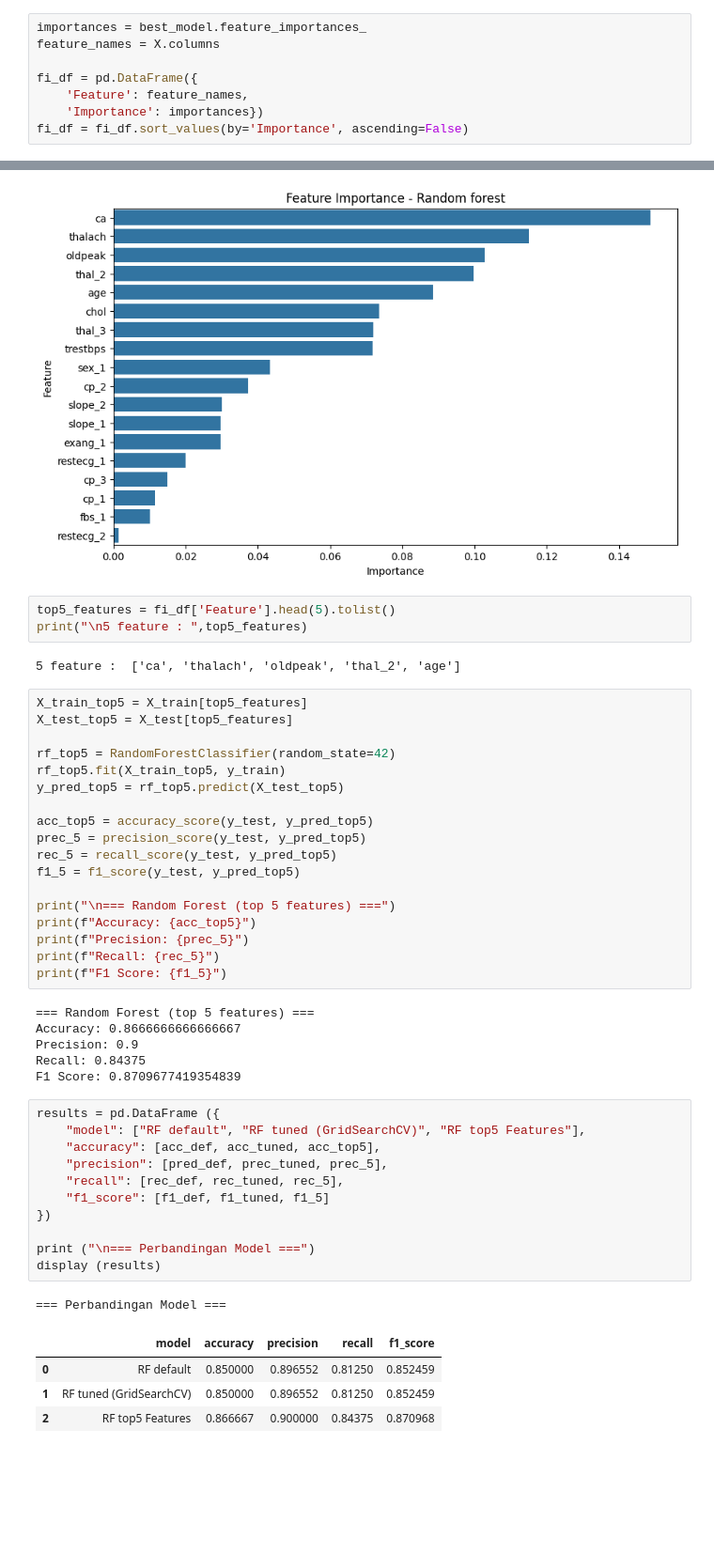
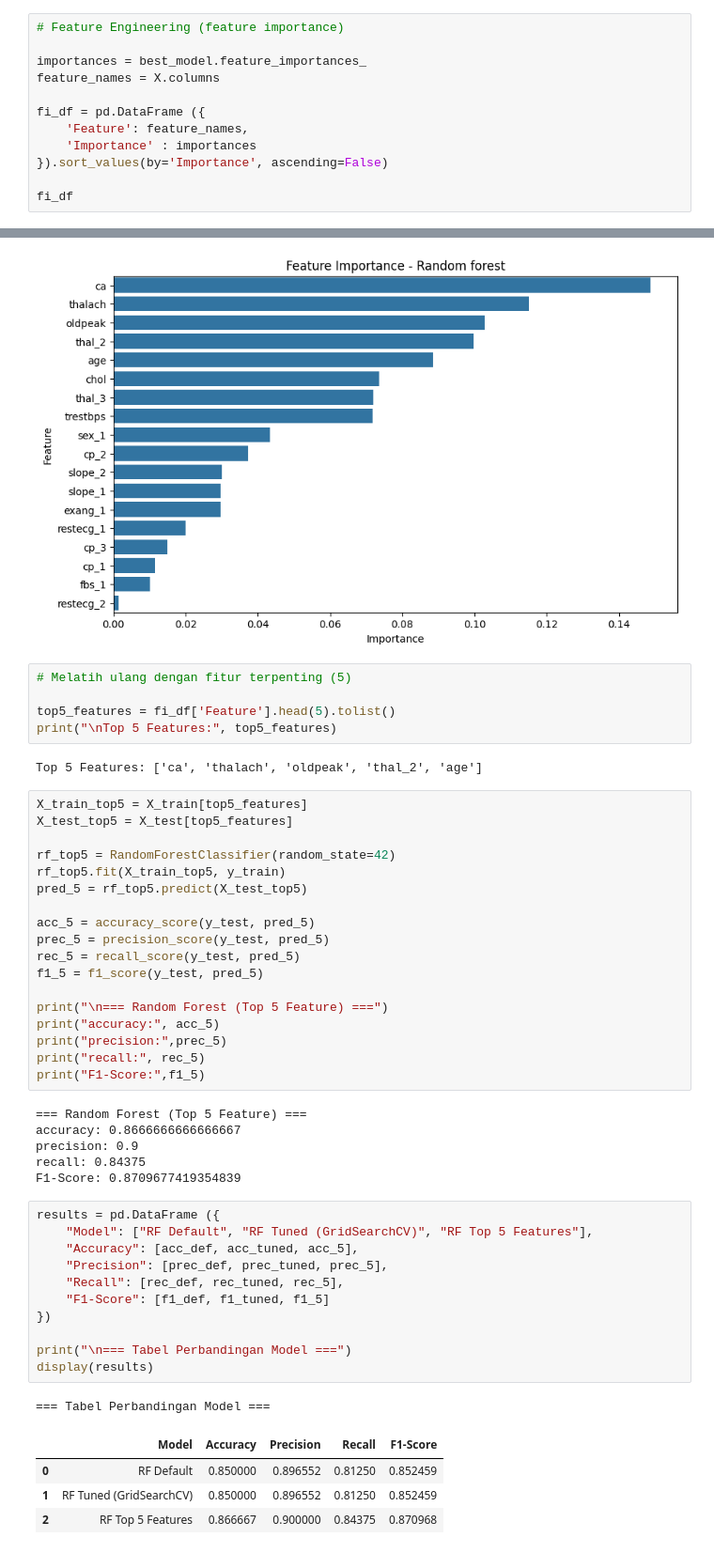
Before and after one commit to WahyuKhairi06/BigData_2311531009_Wahyu-Khairi, a Jupyter notebook: Praktikum 8/Praktikum_8_Big_Data_2311531009.ipynb, the cells around one changed output, grey strips where cells are left out. Shown: that part at 94% size. Saved outputs shown, nothing was run; the diff lists cells and outputs as text; blank space fills up the shorter version.

```diff
--- a/Praktikum 8/Praktikum_8_Big_Data_2311531009.ipynb
+++ b/Praktikum 8/Praktikum_8_Big_Data_2311531009.ipynb
@@ -95,8 +99,12 @@ F1 Score: 0.8524590163934426
 # %%
+# Feature Engineering (feature importance)
+
 importances = best_model.feature_importances_
 feature_names = X.columns
 
-fi_df = pd.DataFrame({
+fi_df = pd.DataFrame ({
     'Feature': feature_names,
-    'Importance': importances})
-fi_df = fi_df.sort_values(by='Importance', ascending=False)
+    'Importance' : importances
+}).sort_values(by='Importance', ascending=False)
+
+fi_df
@@ -128,51 +154,53 @@ plt.show()
 # %% [output]
 [figure]
 # %%
+# Melatih ulang dengan fitur terpenting (5)
+
 top5_features = fi_df['Feature'].head(5).tolist()
-print("\n5 feature : ",top5_features)
+print("\nTop 5 Features:", top5_features)
 # %% [output]
-5 feature :  ['ca', 'thalach', 'oldpeak', 'thal_2', 'age']
+Top 5 Features: ['ca', 'thalach', 'oldpeak', 'thal_2', 'age']
 # %%
 X_train_top5 = X_train[top5_features]
 X_test_top5 = X_test[top5_features]
 
 rf_top5 = RandomForestClassifier(random_state=42)
 rf_top5.fit(X_train_top5, y_train)
-y_pred_top5 = rf_top5.predict(X_test_top5)
+pred_5 = rf_top5.predict(X_test_top5)
 
-acc_top5 = accuracy_score(y_test, y_pred_top5)
-prec_5 = precision_score(y_test, y_pred_top5)
-rec_5 = recall_score(y_test, y_pred_top5)
-f1_5 = f1_score(y_test, y_pred_top5)
+acc_5 = accuracy_score(y_test, pred_5)
+prec_5 = precision_score(y_test, pred_5)
+rec_5 = recall_score(y_test, pred_5)
+f1_5 = f1_score(y_test, pred_5)
 
-print("\n=== Random Forest (top 5 features) ===")
-print(f"Accuracy: {acc_top5}")
-print(f"Precision: {prec_5}")
-print(f"Recall: {rec_5}")
-print(f"F1 Score: {f1_5}")
+print("\n=== Random Forest (Top 5 Feature) ===")
+print("accuracy:", acc_5)
+print("precision:",prec_5)
+print("recall:", rec_5)
+print("F1-Score:",f1_5)
 # %% [output]
-=== Random Forest (top 5 features) ===
-Accuracy: 0.8666666666666667
-Precision: 0.9
-Recall: 0.84375
-F1 Score: 0.8709677419354839
+=== Random Forest (Top 5 Feature) ===
+accuracy: 0.8666666666666667
+precision: 0.9
+recall: 0.84375
+F1-Score: 0.8709677419354839
 # %%
 results = pd.DataFrame ({
-    "model": ["RF default", "RF tuned (GridSearchCV)", "RF top5 Features"],
-    "accuracy": [acc_def, acc_tuned, acc_top5],
-    "precision": [pred_def, prec_tuned, prec_5],
-    "recall": [rec_def, rec_tuned, rec_5],
-    "f1_score": [f1_def, f1_tuned, f1_5]
+    "Model": ["RF Default", "RF Tuned (GridSearchCV)", "RF Top 5 Features"],
+    "Accuracy": [acc_def, acc_tuned, acc_5],
+    "Precision": [prec_def, prec_tuned, prec_5],
+    "Recall": [rec_def, rec_tuned, rec_5],
+    "F1-Score": [f1_def, f1_tuned, f1_5]
 })
 
-print ("\n=== Perbandingan Model ===")
-display (results)
+print("\n=== Tabel Perbandingan Model ===")
+display(results)
 # %% [output]
-=== Perbandingan Model ===
+=== Tabel Perbandingan Model ===
-|  | model | accuracy | precision | recall | f1_score |
-| 0 | RF default | 0.850000 | 0.896552 | 0.81250 | 0.852459 |
-| 1 | RF tuned (GridSearchCV) | 0.850000 | 0.896552 | 0.81250 | 0.852459 |
-| 2 | RF top5 Features | 0.866667 | 0.900000 | 0.84375 | 0.870968 |
+|  | Model | Accuracy | Precision | Recall | F1-Score |
+| 0 | RF Default | 0.850000 | 0.896552 | 0.81250 | 0.852459 |
+| 1 | RF Tuned (GridSearchCV) | 0.850000 | 0.896552 | 0.81250 | 0.852459 |
+| 2 | RF Top 5 Features | 0.866667 | 0.900000 | 0.84375 | 0.870968 |
 # %%
 from sklearn.linear_model import LogisticRegression
 import joblib
```
Also changed, not shown: parts of 30 cells of this notebook.
